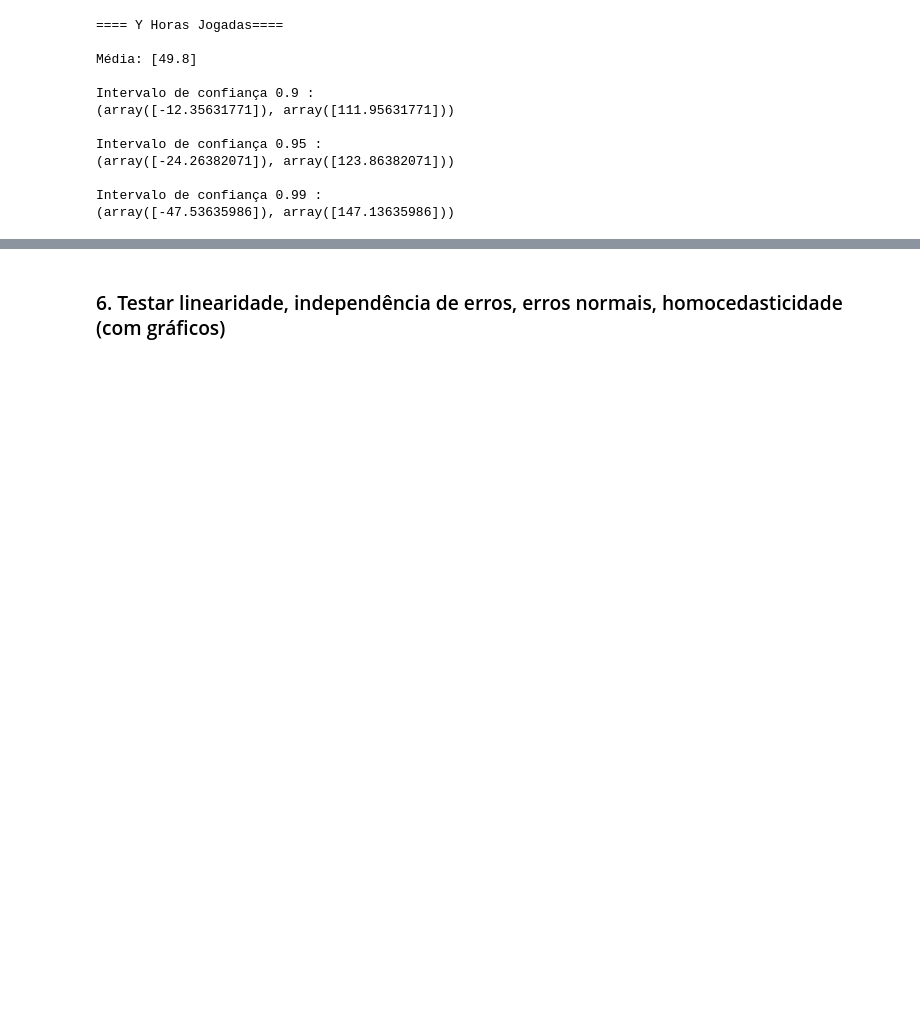
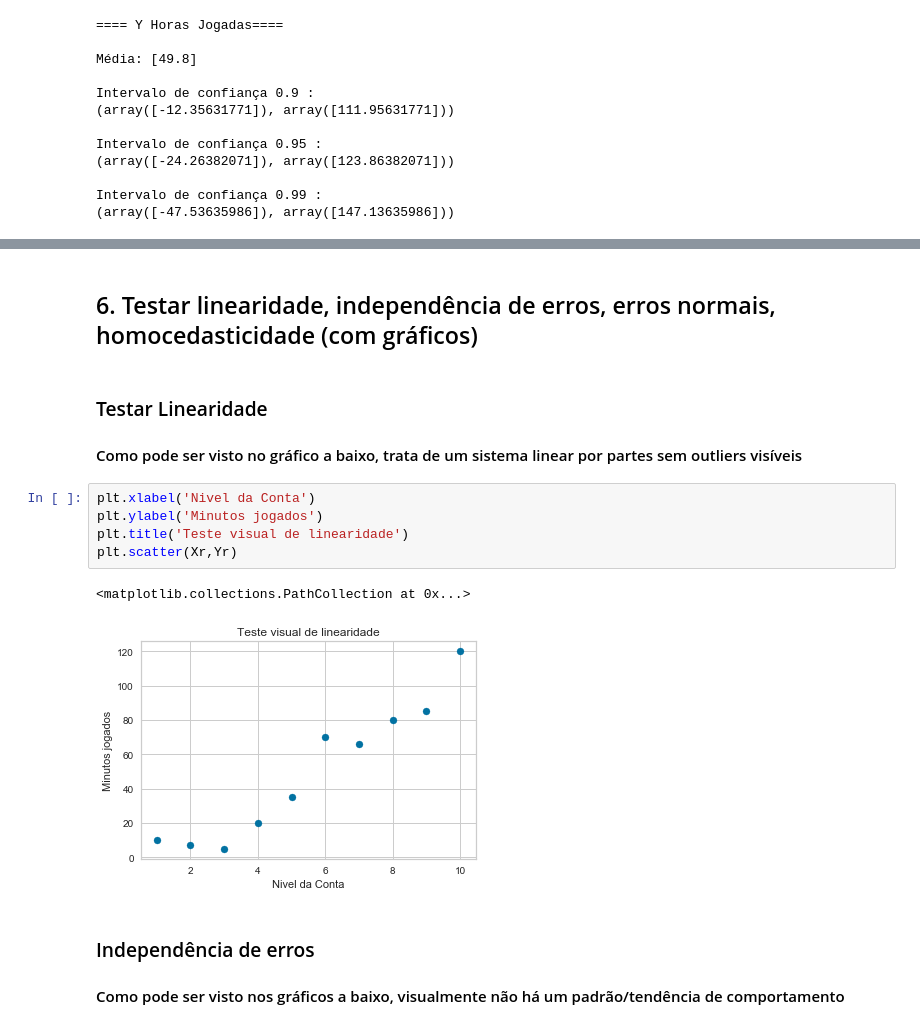
Before and after one commit to ArtFicer/PGCC-MQ, a Jupyter notebook: MQ05/MQ05.ipynb, the cells around one changed output, grey strips where cells are left out. Saved outputs shown, nothing was run; the diff lists cells and outputs as text; blank space fills up the shorter version.

Commit message:
6.Testar linearidade, independência de erros, erros normais, homocedasticidade (com gráficos)

```diff
--- a/MQ05/MQ05.ipynb
+++ b/MQ05/MQ05.ipynb
@@ -276,7 +282,21 @@ Intervalo de confiança 0.95 :
 Intervalo de confiança 0.99 :
 (array([-43.64537781]), array([143.24537781]))
 # %% [markdown]
-### 6. Testar linearidade, independência de erros, erros normais, homocedasticidade (com gráficos)
+## 6. Testar linearidade, independência de erros, erros normais, homocedasticidade (com gráficos)
+# %% [markdown]
+### Testar Linearidade
+#### Como pode ser visto no gráfico a baixo, trata de um sistema linear por partes sem outliers visíveis
+# %%
+plt.xlabel('Nivel da Conta')
+plt.ylabel('Minutos jogados')
+plt.title('Teste visual de linearidade')
+plt.scatter(Xr,Yr)
+# %% [output]
+<matplotlib.collections.PathCollection at 0x...>
+[figure, added]
+# %% [markdown]
+### Independência de erros
+#### Como pode ser visto nos gráficos a baixo, visualmente não há um padrão/tendência de comportamento
 # %%
 # Diferença dos Residuos
 predictY = modelo.predict(Xr)
```
Also changed, not shown: parts of 11 cells of this notebook.
